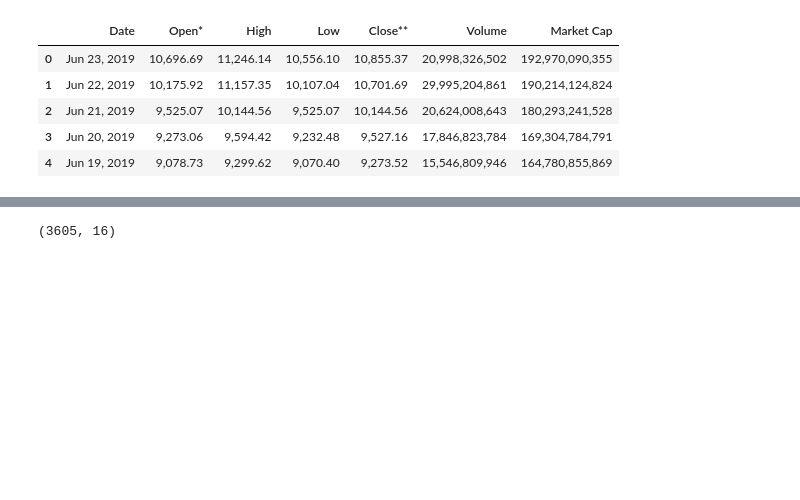
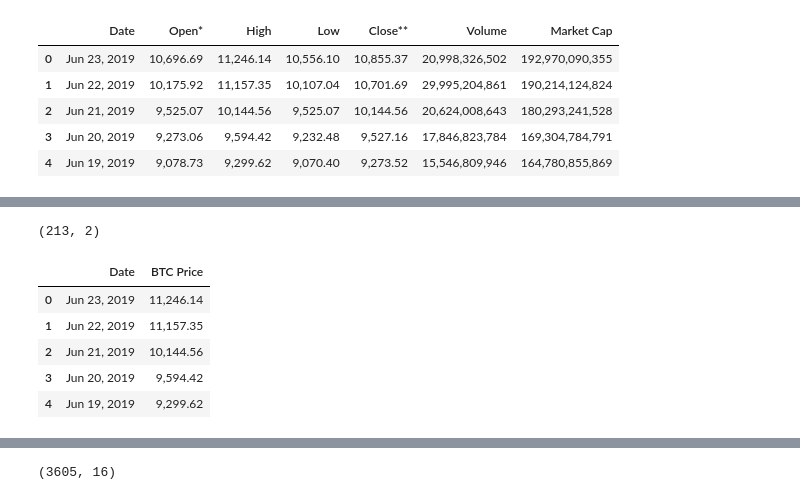
Before and after one commit to LambdaSchool-Sprints/DS-Unit-1-Sprint-5-Data-Storytelling-Blog-Post, a Jupyter notebook: BitcoinStorytellingProject.ipynb, the cells around one changed output, grey strips where cells are left out. Cells and saved outputs as stored; diff of their text form; code cells hidden in the pictures; blank space fills up the shorter version.

```diff
--- a/BitcoinStorytellingProject.ipynb
+++ b/BitcoinStorytellingProject.ipynb
@@ -239,0 +255,13 @@ btcdatacmc.head()
+# %%
+btcpricecmc = btcpricecmc.rename(columns={'High':'BTC Price'})
+
+print(btcpricecmc.shape)
+btcpricecmc.head()
+# %% [output]
+(213, 2)
+|  | Date | BTC Price |
+| 0 | Jun 23, 2019 | 11,246.14 |
+| 1 | Jun 22, 2019 | 11,157.35 |
+| 2 | Jun 21, 2019 | 10,144.56 |
+| 3 | Jun 20, 2019 | 9,594.42 |
+| 4 | Jun 19, 2019 | 9,299.62 |
```
Also changed, not shown: parts of 13 cells of this notebook.
